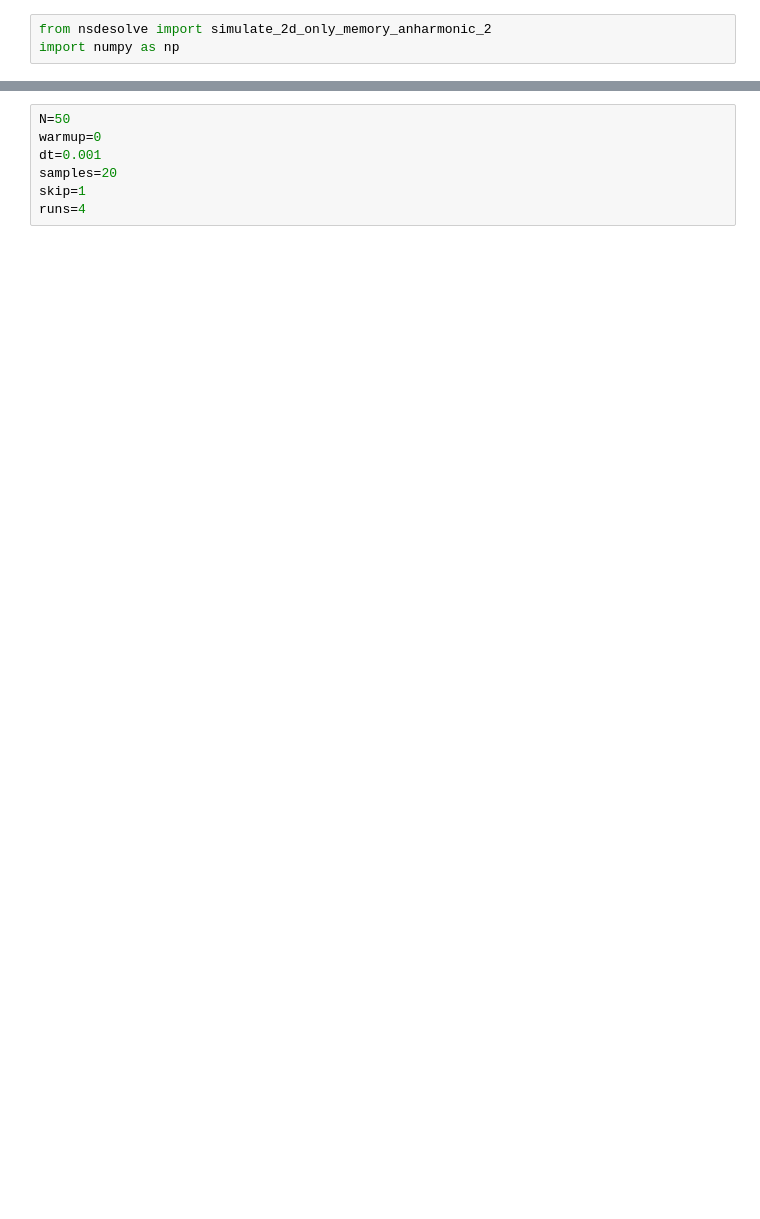
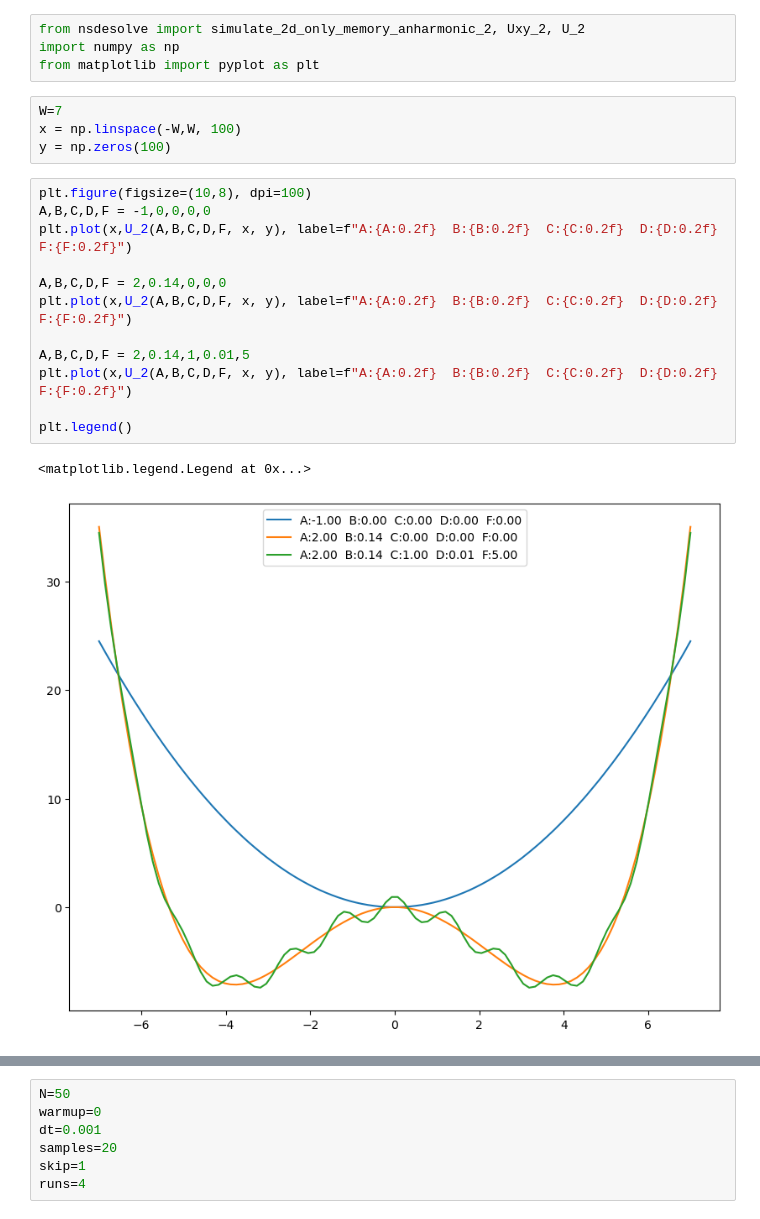
Before and after one commit to ashmat98/nsolve-sde, a Jupyter notebook: test.ipynb, the cells around one changed output, grey strips where cells are left out. Saved outputs shown, nothing was run; the diff lists cells and outputs as text; blank space fills up the shorter version.

Commit message:
add anharmonic function

```diff
--- a/test.ipynb
+++ b/test.ipynb
@@ -1,3 +1,23 @@
 # %%
-from nsdesolve import simulate_2d_only_memory_anharmonic_2
+from nsdesolve import simulate_2d_only_memory_anharmonic_2, Uxy_2, U_2
 import numpy as np
+from matplotlib import pyplot as plt
+# %%
+W=7
+x = np.linspace(-W,W, 100)
+y = np.zeros(100)
+# %%
+plt.figure(figsize=(10,8), dpi=100)
+A,B,C,D,F = -1,0,0,0,0
+plt.plot(x,U_2(A,B,C,D,F, x, y), label=f"A:{A:0.2f}  B:{B:0.2f}  C:{C:0.2f}  D:{D:0.2f}  F:{F:0.2f}")
+
+A,B,C,D,F = 2,0.14,0,0,0
+plt.plot(x,U_2(A,B,C,D,F, x, y), label=f"A:{A:0.2f}  B:{B:0.2f}  C:{C:0.2f}  D:{D:0.2f}  F:{F:0.2f}")
+
+A,B,C,D,F = 2,0.14,1,0.01,5
+plt.plot(x,U_2(A,B,C,D,F, x, y), label=f"A:{A:0.2f}  B:{B:0.2f}  C:{C:0.2f}  D:{D:0.2f}  F:{F:0.2f}")
+
+plt.legend()
+# %% [output]
+<matplotlib.legend.Legend at 0x...>
+[figure, added]
```
Also changed, not shown: parts of 3 cells of this notebook, 4 other files.
